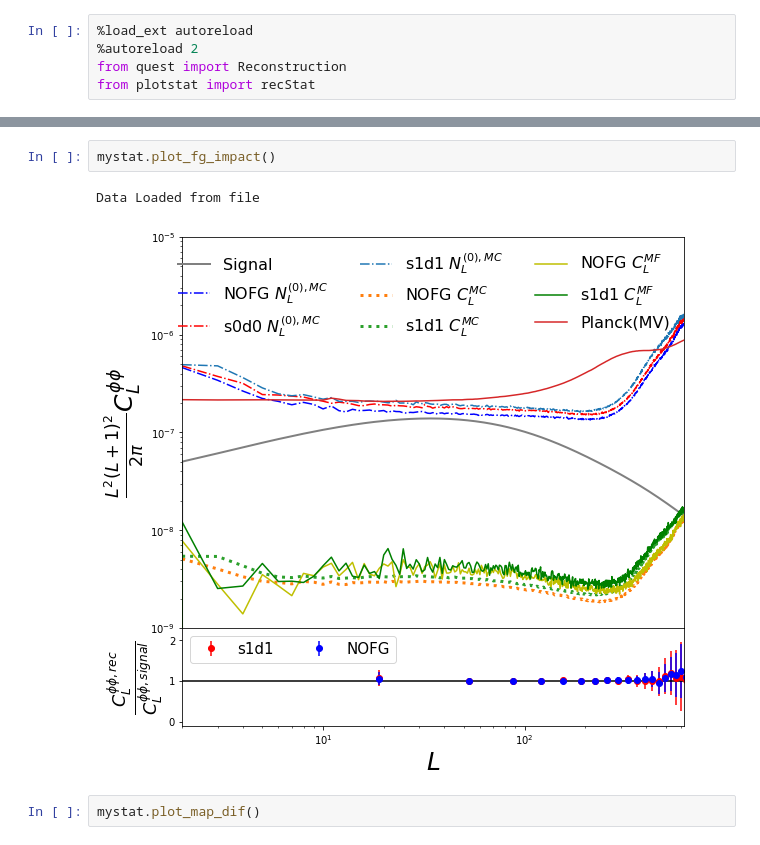
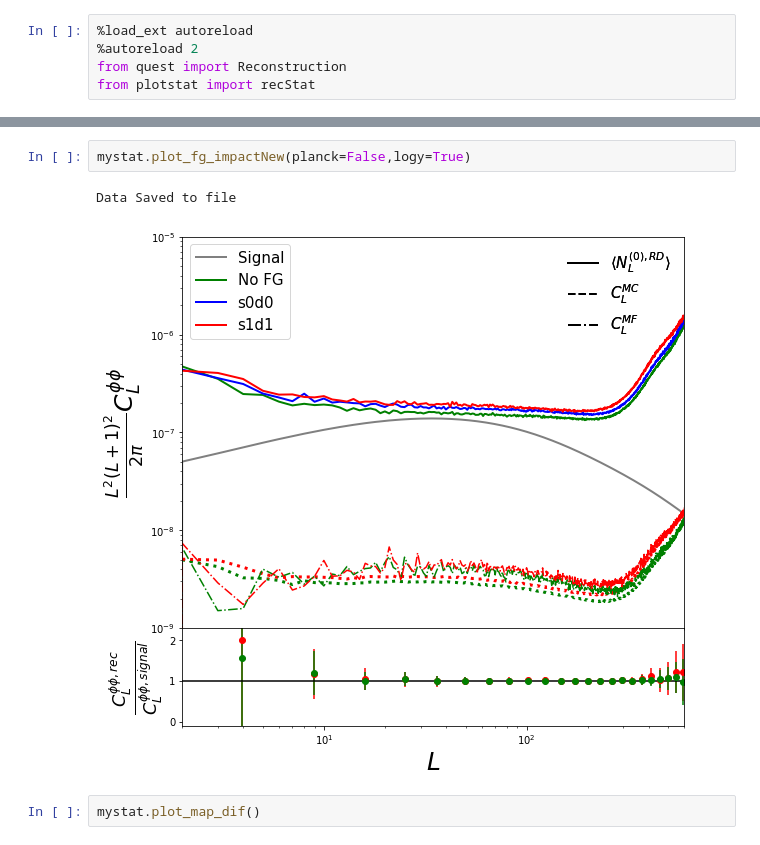
Before and after one commit to antolonappan/dell, a Jupyter notebook: Notebooks/reconstruction.ipynb, the cells around one changed output, grey strips where cells are left out. Drawn from its saved outputs; the diff is of its cells as text.

```diff
--- a/Notebooks/reconstruction.ipynb
+++ b/Notebooks/reconstruction.ipynb
@@ -45,8 +38,8 @@ mystat.plot_planck_comparsion()
-# %%
-mystat.plot_fg_impact()
-# %% [output]
-Data Loaded from file
-[figure, removed]
+# %%
+mystat.plot_fg_impactNew(planck=False,logy=True)
+# %% [output]
+Data Saved to file
+[figure, added]
 # %%
 mystat.plot_map_dif()
 # %% [output]
```
Also changed, not shown: parts of 13 cells of this notebook, 16 other files.
